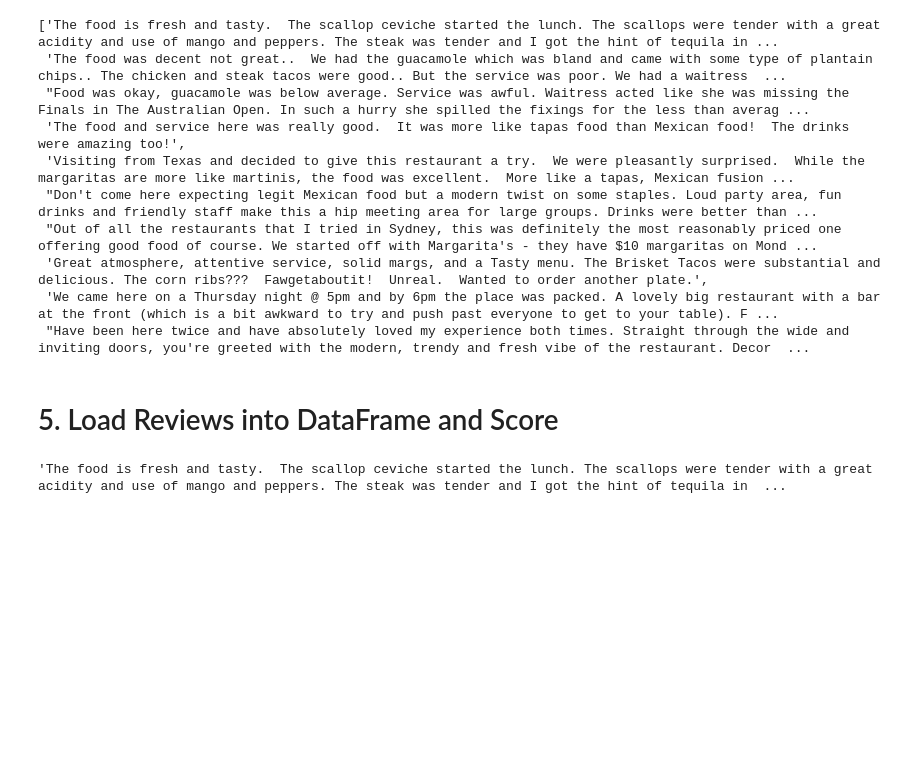
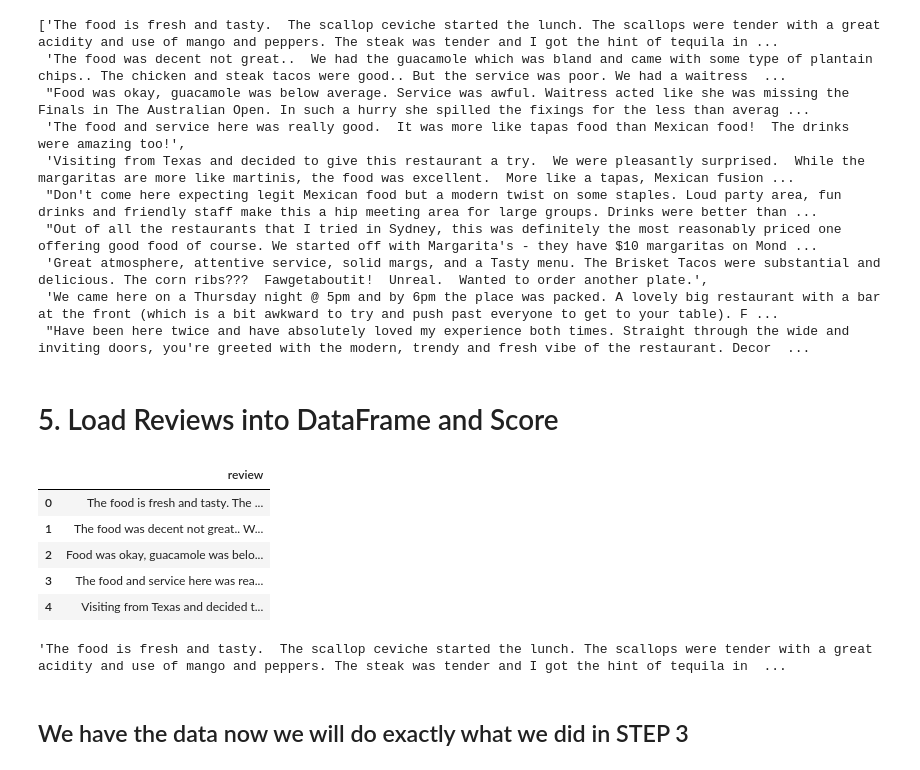
Before and after one commit to PhenomSG/Restaurant-Review-Analysis, a Jupyter notebook: sentiment_analysis.ipynb, the cells around one changed output. Drawn from its saved outputs; the diff is of its cells as text; code cells hidden in the pictures; blank space fills up the shorter version.

```diff
--- a/sentiment_analysis.ipynb
+++ b/sentiment_analysis.ipynb
@@ -188,7 +188,18 @@ reviews
 # 5. Load Reviews into DataFrame and Score
 # %%
 df = pd.DataFrame(np.array(reviews), columns=['review'])
+# %%
+df.head()
+# %% [output]
+|  | review |
+| 0 | The food is fresh and tasty. The ... |
+| 1 | The food was decent not great.. W... |
+| 2 | Food was okay, guacamole was belo... |
+| 3 | The food and service here was rea... |
+| 4 | Visiting from Texas and decided t... |
 # %%
 df['review'].iloc[0]
 # %% [output]
 'The food is fresh and tasty.  The scallop ceviche started the lunch. The scallops were tender with a great acidity and use of mango and peppers. The steak was tender and I got the hint of tequila in  ...
+# %% [markdown]
+## We have the data now we will do exactly what we did in STEP 3
```
Also changed, not shown: parts of 7 cells of this notebook.
